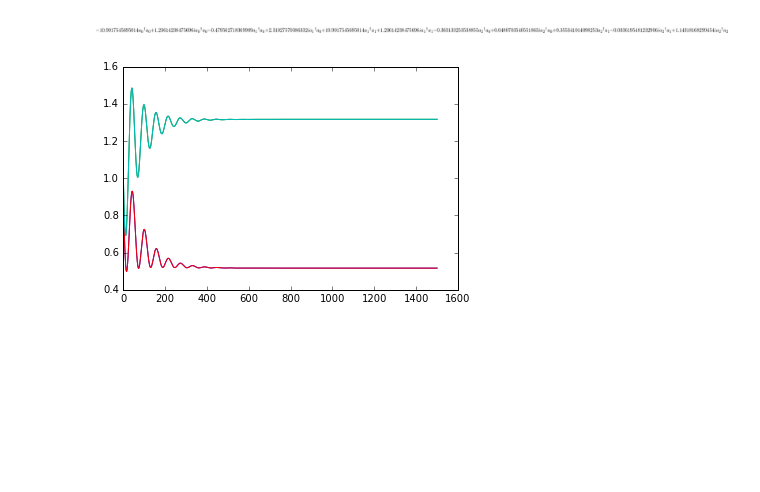
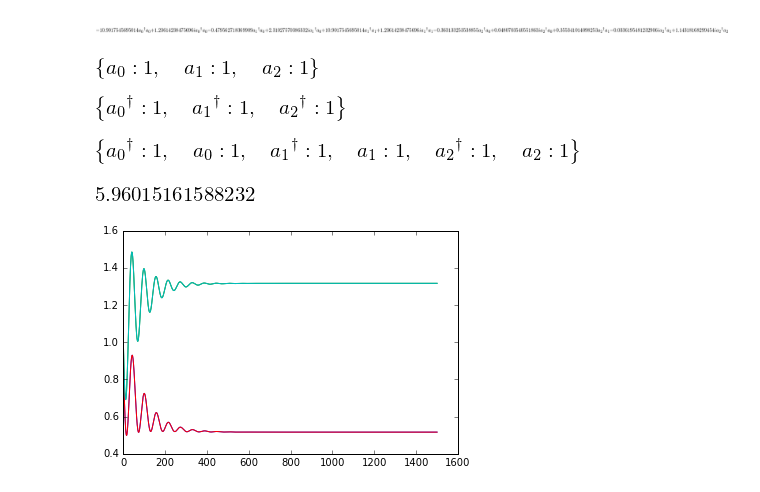
Before and after one commit to tabakg/potapov_interpolation, a Jupyter notebook: Sample_Code_Usage.ipynb, the cells around one changed output. Drawn from its saved outputs; the diff is of its cells as text; code cells hidden in the pictures; blank space fills up the shorter version.

```diff
--- a/Sample_Code_Usage.ipynb
+++ b/Sample_Code_Usage.ipynb
@@ -58,0 +61,8 @@ H.expand()
+# %%
+{el:1 for el in ham.a}
+# %% [output]
+[figure, added]
+# %%
+{ham.Dagger(el):1 for el in ham.a}
+# %% [output]
+[figure, added]
@@ -58,0 +72,4 @@ H.expand()
+# %%
+D
+# %% [output]
+[figure, added]
@@ -59,3 +78,7 @@ H.expand()
+# %%
+abs(expr)
+# %% [output]
+[figure, added]
 # %%
 ## Make the classical equation of motion from Hamilton's equations.
 eq_mot = ham.make_eq_motion()
```
Also changed, not shown: parts of 3 cells of this notebook, 4 other files.
